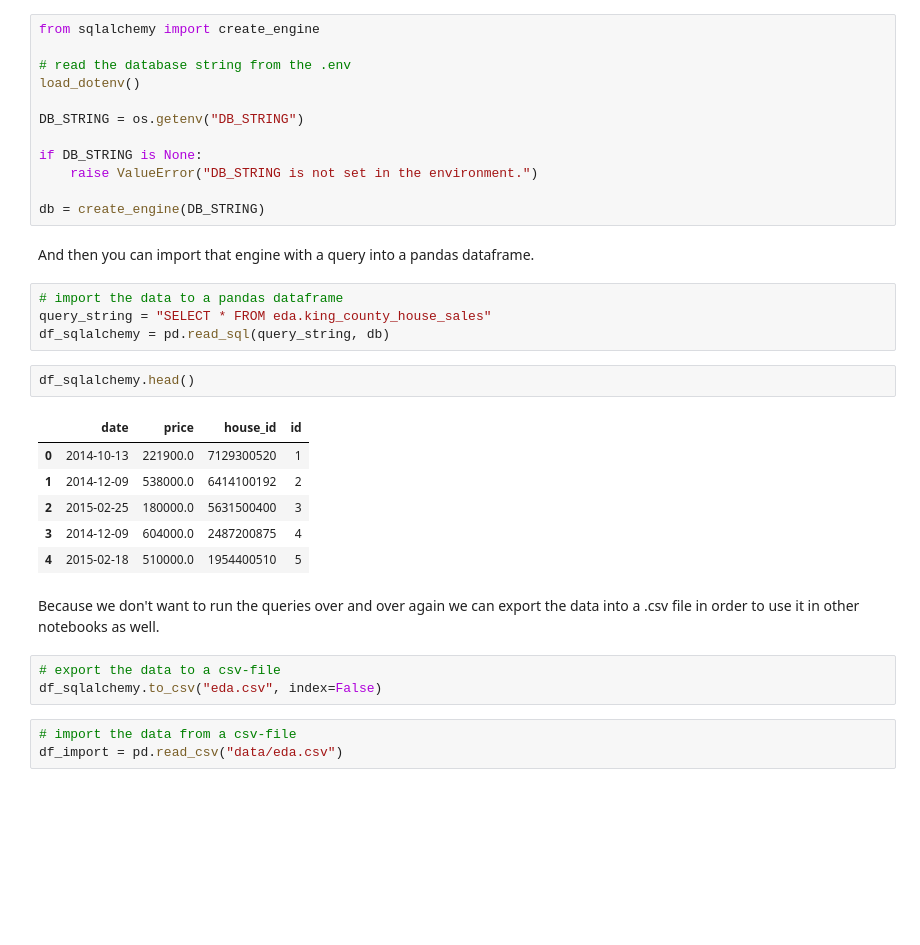
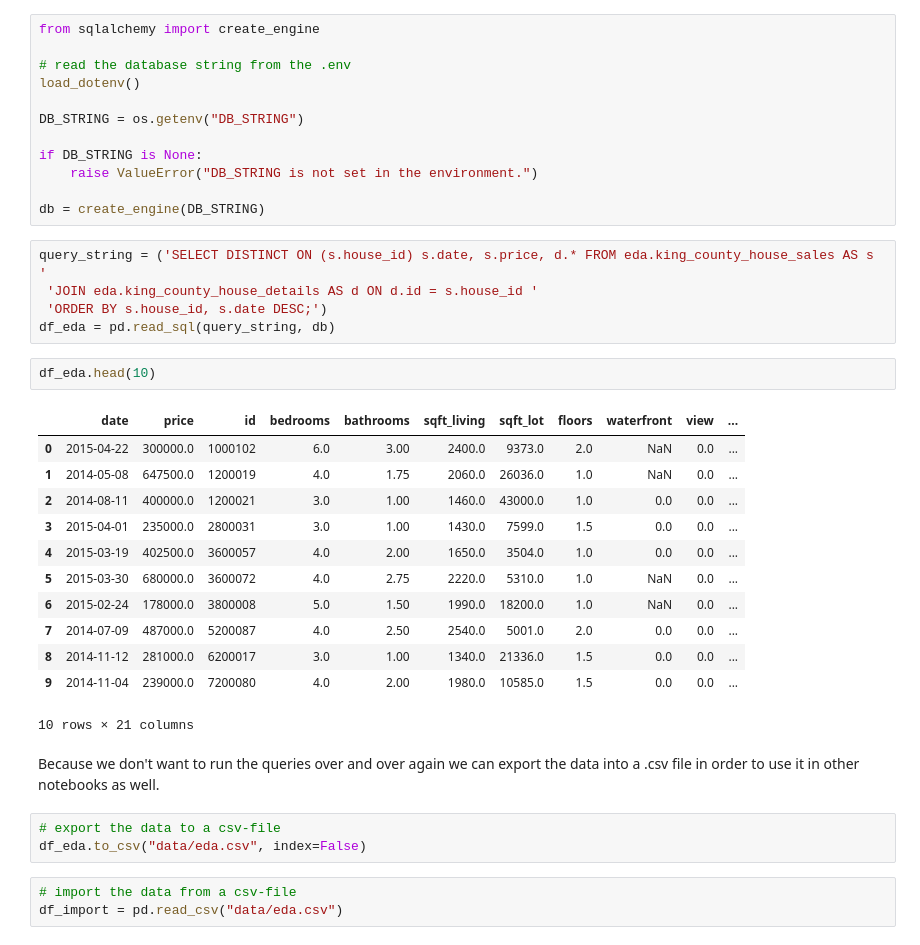
Before and after one commit to felixcringe/eda-project, a Jupyter notebook: 1_Fetching_the_data_eda.ipynb, the cells around one changed output. Drawn from its saved outputs; the diff is of its cells as text; blank space fills up the shorter version.

```diff
--- a/1_Fetching_the_data_eda.ipynb
+++ b/1_Fetching_the_data_eda.ipynb
@@ -124,26 +24,31 @@ if DB_STRING is None:
     raise ValueError("DB_STRING is not set in the environment.")
 
 db = create_engine(DB_STRING)
-# %% [markdown]
-And then you can import that engine with a query into a pandas dataframe.
-# %%
-# import the data to a pandas dataframe
-query_string = "SELECT * FROM eda.king_county_house_sales"
-df_sqlalchemy = pd.read_sql(query_string, db)
-# %%
-df_sqlalchemy.head()
-# %% [output]
-|  | date | price | house_id | id |
-| 0 | 2014-10-13 | 221900.0 | 7129300520 | 1 |
-| 1 | 2014-12-09 | 538000.0 | 6414100192 | 2 |
-| 2 | 2015-02-25 | 180000.0 | 5631500400 | 3 |
-| 3 | 2014-12-09 | 604000.0 | 2487200875 | 4 |
-| 4 | 2015-02-18 | 510000.0 | 1954400510 | 5 |
+# %%
+query_string = ('SELECT DISTINCT ON (s.house_id) s.date, s.price, d.* FROM eda.king_county_house_sales AS s '
+ 'JOIN eda.king_county_house_details AS d ON d.id = s.house_id '
+ 'ORDER BY s.house_id, s.date DESC;')
+df_eda = pd.read_sql(query_string, db)
+# %%
+df_eda.head(10)
+# %% [output]
+|  | date | price | id | bedrooms | bathrooms | sqft_living | sqft_lot | floors | waterfront | view | ... |
+| 0 | 2015-04-22 | 300000.0 | 1000102 | 6.0 | 3.00 | 2400.0 | 9373.0 | 2.0 | NaN | 0.0 | ... |
+| 1 | 2014-05-08 | 647500.0 | 1200019 | 4.0 | 1.75 | 2060.0 | 26036.0 | 1.0 | NaN | 0.0 | ... |
+| 2 | 2014-08-11 | 400000.0 | 1200021 | 3.0 | 1.00 | 1460.0 | 43000.0 | 1.0 | 0.0 | 0.0 | ... |
+| 3 | 2015-04-01 | 235000.0 | 2800031 | 3.0 | 1.00 | 1430.0 | 7599.0 | 1.5 | 0.0 | 0.0 | ... |
+| 4 | 2015-03-19 | 402500.0 | 3600057 | 4.0 | 2.00 | 1650.0 | 3504.0 | 1.0 | 0.0 | 0.0 | ... |
+| 5 | 2015-03-30 | 680000.0 | 3600072 | 4.0 | 2.75 | 2220.0 | 5310.0 | 1.0 | NaN | 0.0 | ... |
+| 6 | 2015-02-24 | 178000.0 | 3800008 | 5.0 | 1.50 | 1990.0 | 18200.0 | 1.0 | NaN | 0.0 | ... |
+| 7 | 2014-07-09 | 487000.0 | 5200087 | 4.0 | 2.50 | 2540.0 | 5001.0 | 2.0 | 0.0 | 0.0 | ... |
+| 8 | 2014-11-12 | 281000.0 | 6200017 | 3.0 | 1.00 | 1340.0 | 21336.0 | 1.5 | 0.0 | 0.0 | ... |
+| 9 | 2014-11-04 | 239000.0 | 7200080 | 4.0 | 2.00 | 1980.0 | 10585.0 | 1.5 | 0.0 | 0.0 | ... |
+10 rows × 21 columns
 # %% [markdown]
 Because we don't want to run the queries over and over again we can export the data into a .csv file in order to use it in other notebooks as well.
 # %%
 # export the data to a csv-file
-df_sqlalchemy.to_csv("eda.csv", index=False)
+df_eda.to_csv("data/eda.csv", index=False)
 # %%
 # import the data from a csv-file
 df_import = pd.read_csv("data/eda.csv")
```
Also changed, not shown: parts of 26 cells of this notebook, 2 other files.
